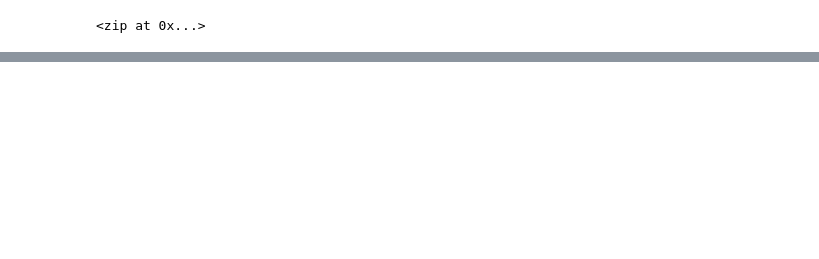
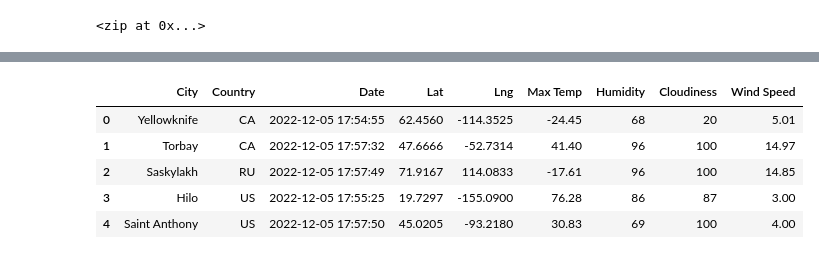
Before and after one commit to mzabrisk/World_Weather_Analysis, a Jupyter notebook: WeatherPy.ipynb, the cells around one changed output, grey strips where cells are left out. Saved outputs shown, nothing was run; the diff lists cells and outputs as text; code cells hidden in the pictures; blank space fills up the shorter version.

```diff
--- a/WeatherPy.ipynb
+++ b/WeatherPy.ipynb
@@ -97,0 +233,11 @@ cities
+# %%
+new_column_order = ['City', 'Country', 'Date', 'Lat', 'Lng', 'Max Temp', 'Humidity', 'Cloudiness', 'Wind Speed']
+city_data_df = city_data_df[new_column_order]
+city_data_df.head()
+# %% [output]
+|  | City | Country | Date | Lat | Lng | Max Temp | Humidity | Cloudiness | Wind Speed |
+| 0 | Yellowknife | CA | 2022-12-05 17:54:55 | 62.4560 | -114.3525 | -24.45 | 68 | 20 | 5.01 |
+| 1 | Torbay | CA | 2022-12-05 17:57:32 | 47.6666 | -52.7314 | 41.40 | 96 | 100 | 14.97 |
+| 2 | Saskylakh | RU | 2022-12-05 17:57:49 | 71.9167 | 114.0833 | -17.61 | 96 | 100 | 14.85 |
+| 3 | Hilo | US | 2022-12-05 17:55:25 | 19.7297 | -155.0900 | 76.28 | 86 | 87 | 3.00 |
+| 4 | Saint Anthony | US | 2022-12-05 17:57:50 | 45.0205 | -93.2180 | 30.83 | 69 | 100 | 4.00 |
```
Also changed, not shown: parts of 12 cells of this notebook, 2 other files.
